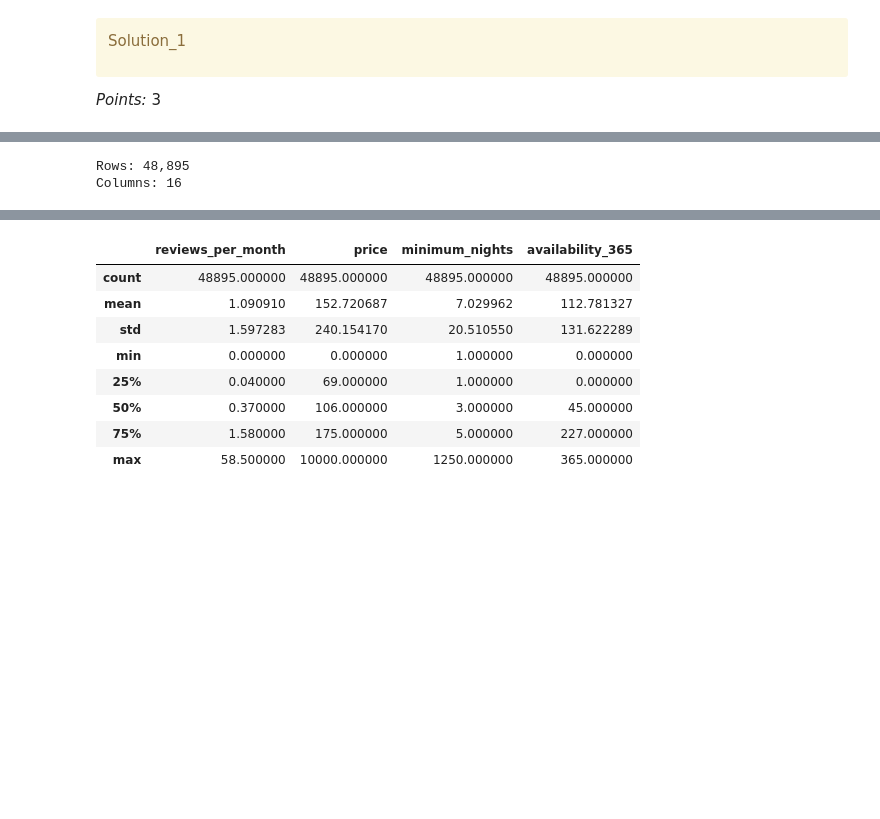
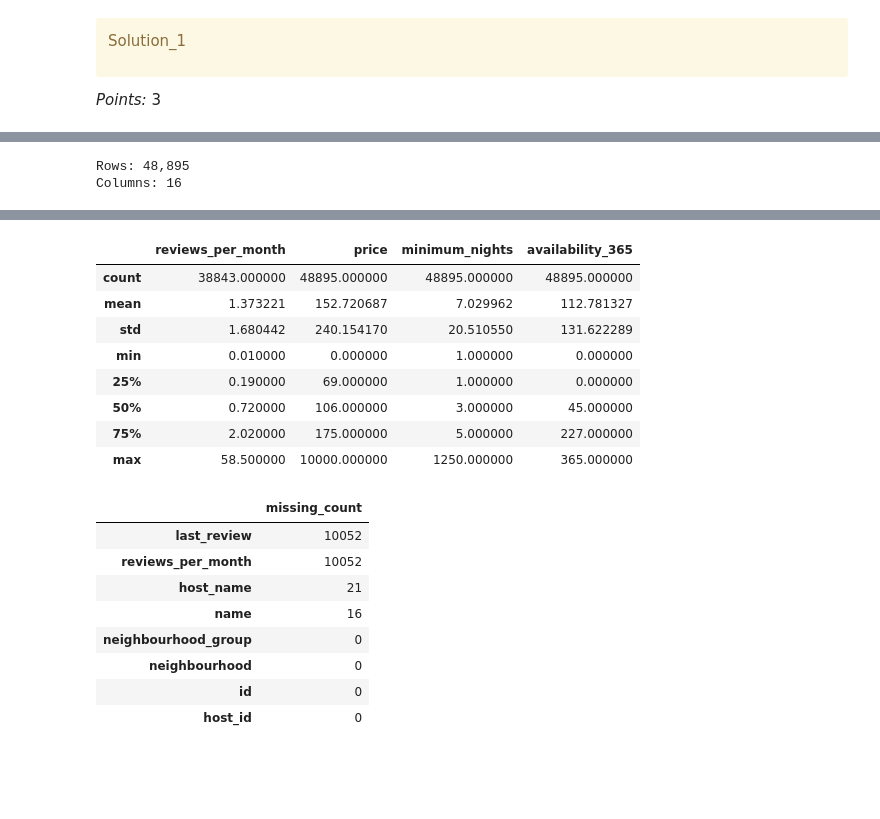
Before and after one commit to ansonnchan/cpsc-330, a Jupyter notebook: homeworks/HW5/hw5.ipynb, the cells around one changed output, grey strips where cells are left out. Saved outputs shown, nothing was run; the diff lists cells and outputs as text; code cells hidden in the pictures; blank space fills up the shorter version.

```diff
--- a/homeworks/HW5/hw5.ipynb
+++ b/homeworks/HW5/hw5.ipynb
@@ -132,31 +132,38 @@ The raw data has 48,895 rows and 16 original columns. Some columns are directly
 # %%
 df = pd.read_csv("data/AB_NYC_2019.csv")
-
-# In this dataset, missing reviews_per_month corresponds to listings with no reviews.
-df["reviews_per_month"] = df["reviews_per_month"].fillna(0)
 
 print(f"Rows: {df.shape[0]:,}")
 print(f"Columns: {df.shape[1]:,}")
 display(df.head())
 display(df[["reviews_per_month", "price", "minimum_nights", "availability_365"]].describe())
+display(df.isna().sum().sort_values(ascending=False).head(8).to_frame("missing_count"))
 # %% [output]
 Rows: 48,895
 Columns: 16
 |  | id | name | host_id | host_name | neighbourhood_group | neighbourhood | latitude | longitude | ... |
 | 0 | 2539 | Clean & quiet apt home by the park | 2787 | John | Brooklyn | Kensington | 40.64749 | -73.97237 | ... |
 | 1 | 2595 | Skylit Midtown Castle | 2845 | Jennifer | Manhattan | Midtown | 40.75362 | -73.98377 | ... |
 | 2 | 3647 | THE VILLAGE OF HARLEM....NEW YORK ! | 4632 | Elisabeth | Manhattan | Harlem | 40.80902 | -73.94190 | ... |
 | 3 | 3831 | Cozy Entire Floor of Brownstone | 4869 | LisaRoxanne | Brooklyn | Clinton Hill | 40.68514 | -73.95976 | ... |
 | 4 | 5022 | Entire Apt: Spacious Studio/Loft ... | 7192 | Laura | Manhattan | East Harlem | 40.79851 | -73.94399 | ... |
 |  | reviews_per_month | price | minimum_nights | availability_365 |
-| count | 48895.000000 | 48895.000000 | 48895.000000 | 48895.000000 |
-| mean | 1.090910 | 152.720687 | 7.029962 | 112.781327 |
-| std | 1.597283 | 240.154170 | 20.510550 | 131.622289 |
-| min | 0.000000 | 0.000000 | 1.000000 | 0.000000 |
-| 25% | 0.040000 | 69.000000 | 1.000000 | 0.000000 |
-| 50% | 0.370000 | 106.000000 | 3.000000 | 45.000000 |
-| 75% | 1.580000 | 175.000000 | 5.000000 | 227.000000 |
+| count | 38843.000000 | 48895.000000 | 48895.000000 | 48895.000000 |
+| mean | 1.373221 | 152.720687 | 7.029962 | 112.781327 |
+| std | 1.680442 | 240.154170 | 20.510550 | 131.622289 |
+| min | 0.010000 | 0.000000 | 1.000000 | 0.000000 |
+| 25% | 0.190000 | 69.000000 | 1.000000 | 0.000000 |
+| 50% | 0.720000 | 106.000000 | 3.000000 | 45.000000 |
+| 75% | 2.020000 | 175.000000 | 5.000000 | 227.000000 |
 | max | 58.500000 | 10000.000000 | 1250.000000 | 365.000000 |
+|  | missing_count |
+| last_review | 10052 |
+| reviews_per_month | 10052 |
+| host_name | 21 |
+| name | 16 |
+| neighbourhood_group | 0 |
+| neighbourhood | 0 |
+| id | 0 |
+| host_id | 0 |
 # %% [markdown]
 <!-- END QUESTION -->
 
```
Also changed, not shown: parts of 14 cells of this notebook, 1 other file.
